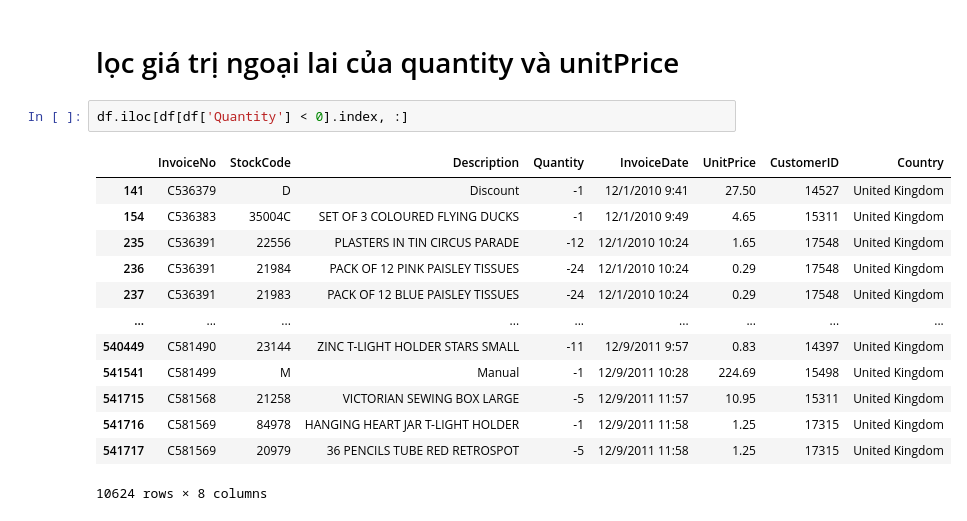
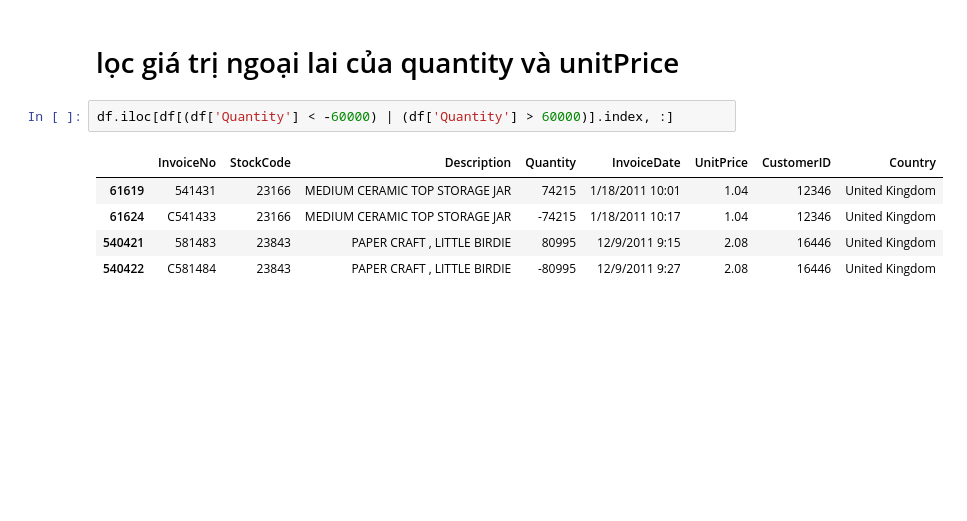
Before and after one commit to tranhuuan170302/Tran-Huu-An-data-analyst, a Jupyter notebook: phân_tích_bộ_dữ_liệu_online_retail.ipynb, the cells around one changed output. Cells and saved outputs as stored; diff of their text form; blank space fills up the shorter version.

```diff
--- a/phân_tích_bộ_dữ_liệu_online_retail.ipynb
+++ b/phân_tích_bộ_dữ_liệu_online_retail.ipynb
@@ -85,19 +85,11 @@ df.plot.scatter(x='Quantity', y='UnitPrice')
 # %% [markdown]
 # lọc giá trị ngoại lai của quantity và unitPrice
 # %%
-df.iloc[df[df['Quantity'] < 0].index, :]
+df.iloc[df[(df['Quantity'] < -60000) | (df['Quantity'] > 60000)].index, :]
 # %% [output]
 |  | InvoiceNo | StockCode | Description | Quantity | InvoiceDate | UnitPrice | CustomerID | Country |
-| 141 | C536379 | D | Discount | -1 | 12/1/2010 9:41 | 27.50 | 14527 | United Kingdom |
-| 154 | C536383 | 35004C | SET OF 3 COLOURED FLYING DUCKS | -1 | 12/1/2010 9:49 | 4.65 | 15311 | United Kingdom |
-| 235 | C536391 | 22556 | PLASTERS IN TIN CIRCUS PARADE | -12 | 12/1/2010 10:24 | 1.65 | 17548 | United Kingdom |
-| 236 | C536391 | 21984 | PACK OF 12 PINK PAISLEY TISSUES | -24 | 12/1/2010 10:24 | 0.29 | 17548 | United Kingdom |
-| 237 | C536391 | 21983 | PACK OF 12 BLUE PAISLEY TISSUES | -24 | 12/1/2010 10:24 | 0.29 | 17548 | United Kingdom |
-| ... | ... | ... | ... | ... | ... | ... | ... | ... |
-| 540449 | C581490 | 23144 | ZINC T-LIGHT HOLDER STARS SMALL | -11 | 12/9/2011 9:57 | 0.83 | 14397 | United Kingdom |
-| 541541 | C581499 | M | Manual | -1 | 12/9/2011 10:28 | 224.69 | 15498 | United Kingdom |
-| 541715 | C581568 | 21258 | VICTORIAN SEWING BOX LARGE | -5 | 12/9/2011 11:57 | 10.95 | 15311 | United Kingdom |
-| 541716 | C581569 | 84978 | HANGING HEART JAR T-LIGHT HOLDER | -1 | 12/9/2011 11:58 | 1.25 | 17315 | United Kingdom |
-| 541717 | C581569 | 20979 | 36 PENCILS TUBE RED RETROSPOT | -5 | 12/9/2011 11:58 | 1.25 | 17315 | United Kingdom |
+| 61619 | 541431 | 23166 | MEDIUM CERAMIC TOP STORAGE JAR | 74215 | 1/18/2011 10:01 | 1.04 | 12346 | United Kingdom |
+| 61624 | C541433 | 23166 | MEDIUM CERAMIC TOP STORAGE JAR | -74215 | 1/18/2011 10:17 | 1.04 | 12346 | United Kingdom |
+| 540421 | 581483 | 23843 | PAPER CRAFT , LITTLE BIRDIE | 80995 | 12/9/2011 9:15 | 2.08 | 16446 | United Kingdom |
+| 540422 | C581484 | 23843 | PAPER CRAFT , LITTLE BIRDIE | -80995 | 12/9/2011 9:27 | 2.08 | 16446 | United Kingdom |
-10624 rows × 8 columns
 # %%
```
Also changed, not shown: parts of 1 cell of this notebook.
